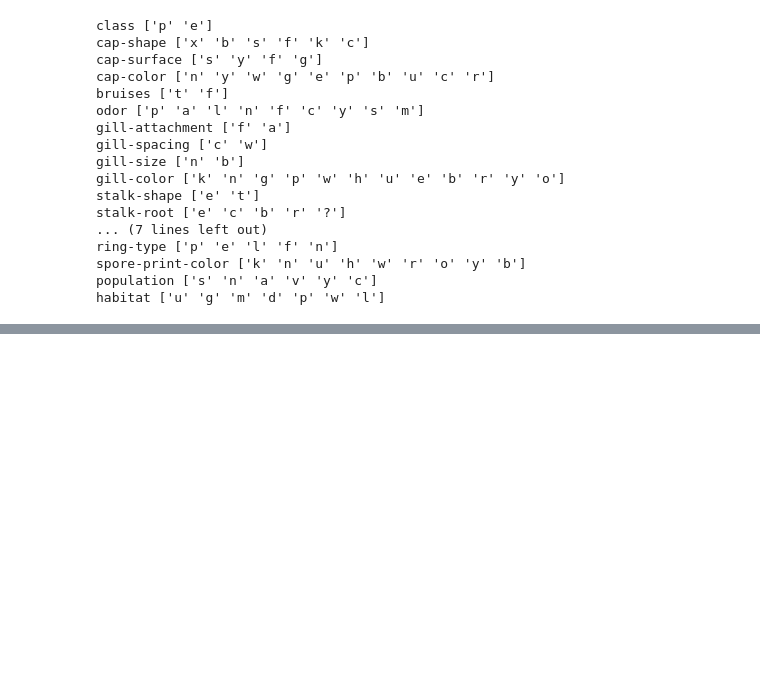
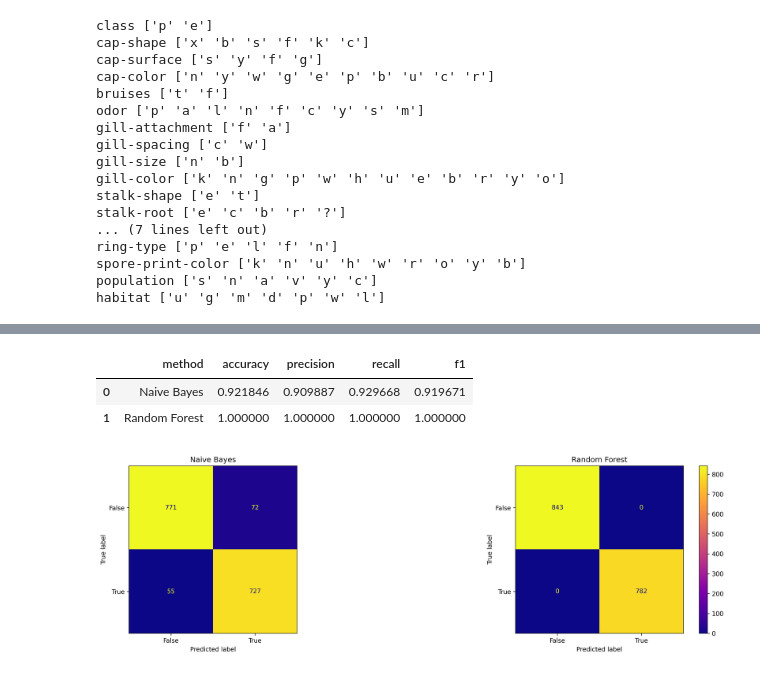
Before and after one commit to awesomecosmos/Mushroom-Classification, a Jupyter notebook: mushroom_classification.ipynb, the cells around one changed output, grey strips where cells are left out. Saved outputs shown, nothing was run; the diff lists cells and outputs as text; code cells hidden in the pictures; blank space fills up the shorter version.

```diff
--- a/mushroom_classification.ipynb
+++ b/mushroom_classification.ipynb
@@ -187,0 +278,20 @@ ValueError: could not convert string to float: 'k'
+# %%
+performance_metrics
+# %% [output]
+|  | method | accuracy | precision | recall | f1 |
+| 0 | Naive Bayes | 0.921846 | 0.909887 | 0.929668 | 0.919671 |
+| 1 | Random Forest | 1.000000 | 1.000000 | 1.000000 | 1.000000 |
+# %%
+# comparing confusion matrices for this stage of analysis
+x_labels = performance_metrics['method']
+indices = np.arange(len(x_labels))
+
+fig, ax = plt.subplots(1,2,sharex=True, sharey=False, figsize=(20, 5), dpi=300)
+ax[0].set_title(x_labels[0])
+ax[1].set_title(x_labels[1])
+
+ConfusionMatrixDisplay(nb_confusion,display_labels=[False,True]).plot(ax=ax[0],cmap='plasma',colorbar=False)
+ConfusionMatrixDisplay(rf_confusion,display_labels=[False,True]).plot(ax=ax[1],cmap='plasma',colorbar=True)
+fig.show()
+# %% [output]
+[figure, added]
```
Also changed, not shown: parts of 29 cells of this notebook.
